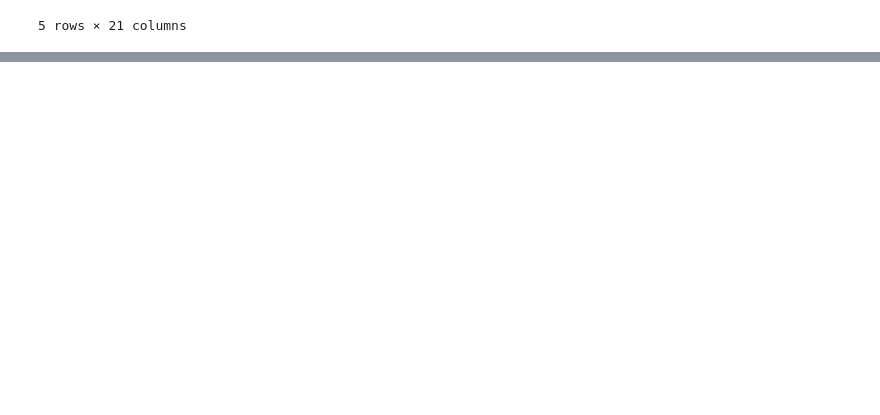
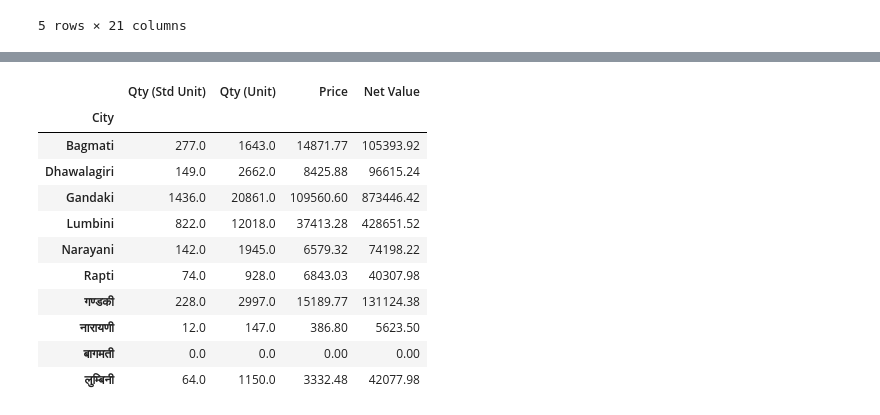
Before and after one commit to rockyaanup/detail-sales, a Jupyter notebook: final report.ipynb, the cells around one changed output, grey strips where cells are left out. Drawn from its saved outputs; the diff is of its cells as text; code cells hidden in the pictures; blank space fills up the shorter version.

```diff
--- a/final report.ipynb
+++ b/final report.ipynb
@@ -74,0 +156,16 @@ all_data1.head()
+# %%
+results = all_data1.groupby('City').sum()
+results
+# %% [output]
+|  | Qty (Std Unit) | Qty (Unit) | Price | Net Value |
+| City |  |  |  |  |
+| Bagmati | 277.0 | 1643.0 | 14871.77 | 105393.92 |
+| Dhawalagiri | 149.0 | 2662.0 | 8425.88 | 96615.24 |
+| Gandaki | 1436.0 | 20861.0 | 109560.60 | 873446.42 |
+| Lumbini | 822.0 | 12018.0 | 37413.28 | 428651.52 |
+| Narayani | 142.0 | 1945.0 | 6579.32 | 74198.22 |
+| Rapti | 74.0 | 928.0 | 6843.03 | 40307.98 |
+| गण्डकी | 228.0 | 2997.0 | 15189.77 | 131124.38 |
+| नारायणी | 12.0 | 147.0 | 386.80 | 5623.50 |
+| बागमती | 0.0 | 0.0 | 0.00 | 0.00 |
+| लुम्बिनी | 64.0 | 1150.0 | 3332.48 | 42077.98 |
```
Also changed, not shown: parts of 6 cells of this notebook, 5 other files.
